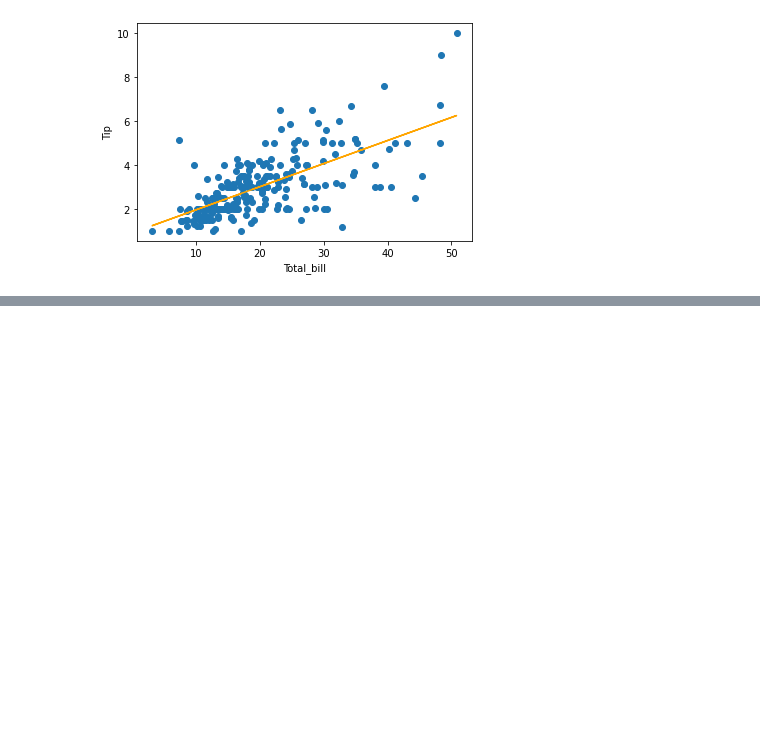
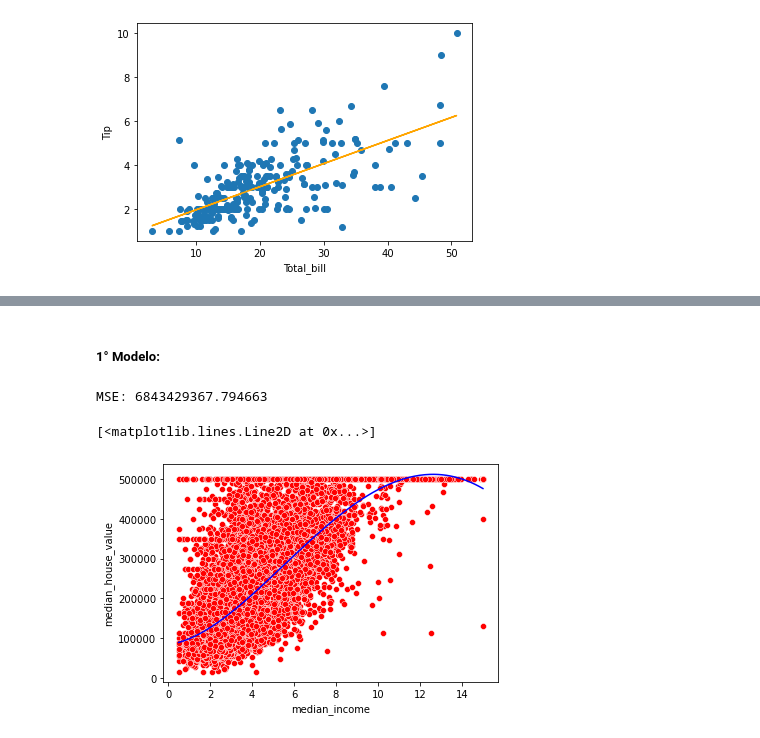
Before and after one commit to juliomaced0/Mentoria_Python_IA, a Jupyter notebook: Atividade-3/Atividade 3.ipynb, the cells around one changed output, grey strips where cells are left out. Drawn from its saved outputs; the diff is of its cells as text; code cells hidden in the pictures; blank space fills up the shorter version.

```diff
--- a/Atividade-3/Atividade 3.ipynb
+++ b/Atividade-3/Atividade 3.ipynb
@@ -64,0 +69,3 @@ plt.show()
+# %%
+df_h = pd.read_csv('https://download.mlcc.google.com/mledu-datasets/california_housing_train.csv')
+df_h
@@ -64,0 +148,18 @@ plt.show()
+# %% [markdown]
+##### 1° Modelo:
+# %%
+X = df_h['median_income'].to_numpy().reshape(-1,1)
+y = df_h['median_house_value'].to_numpy().reshape(-1,1)
+
+X_seq = np.linspace(X.min(),X.max(),300).reshape(-1,1)
+polyreg = make_pipeline(PolynomialFeatures(degree = 4),LinearRegression())
+polyreg.fit(X,y)
+
+print(f'MSE: {mean_squared_error(polyreg.predict(X), y)}')
+
+sns.scatterplot(x = 'median_income', y = 'median_house_value', data = df_h, color = 'red')
+plt.plot(X_seq,polyreg.predict(X_seq),color = 'blue')
+# %% [output]
+MSE: 6843429367.794663
+[<matplotlib.lines.Line2D at 0x...>]
+[figure, added]
```
Also changed, not shown: parts of 26 cells of this notebook.
